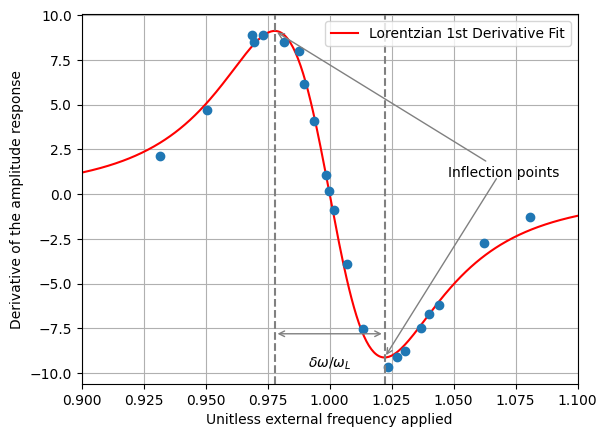
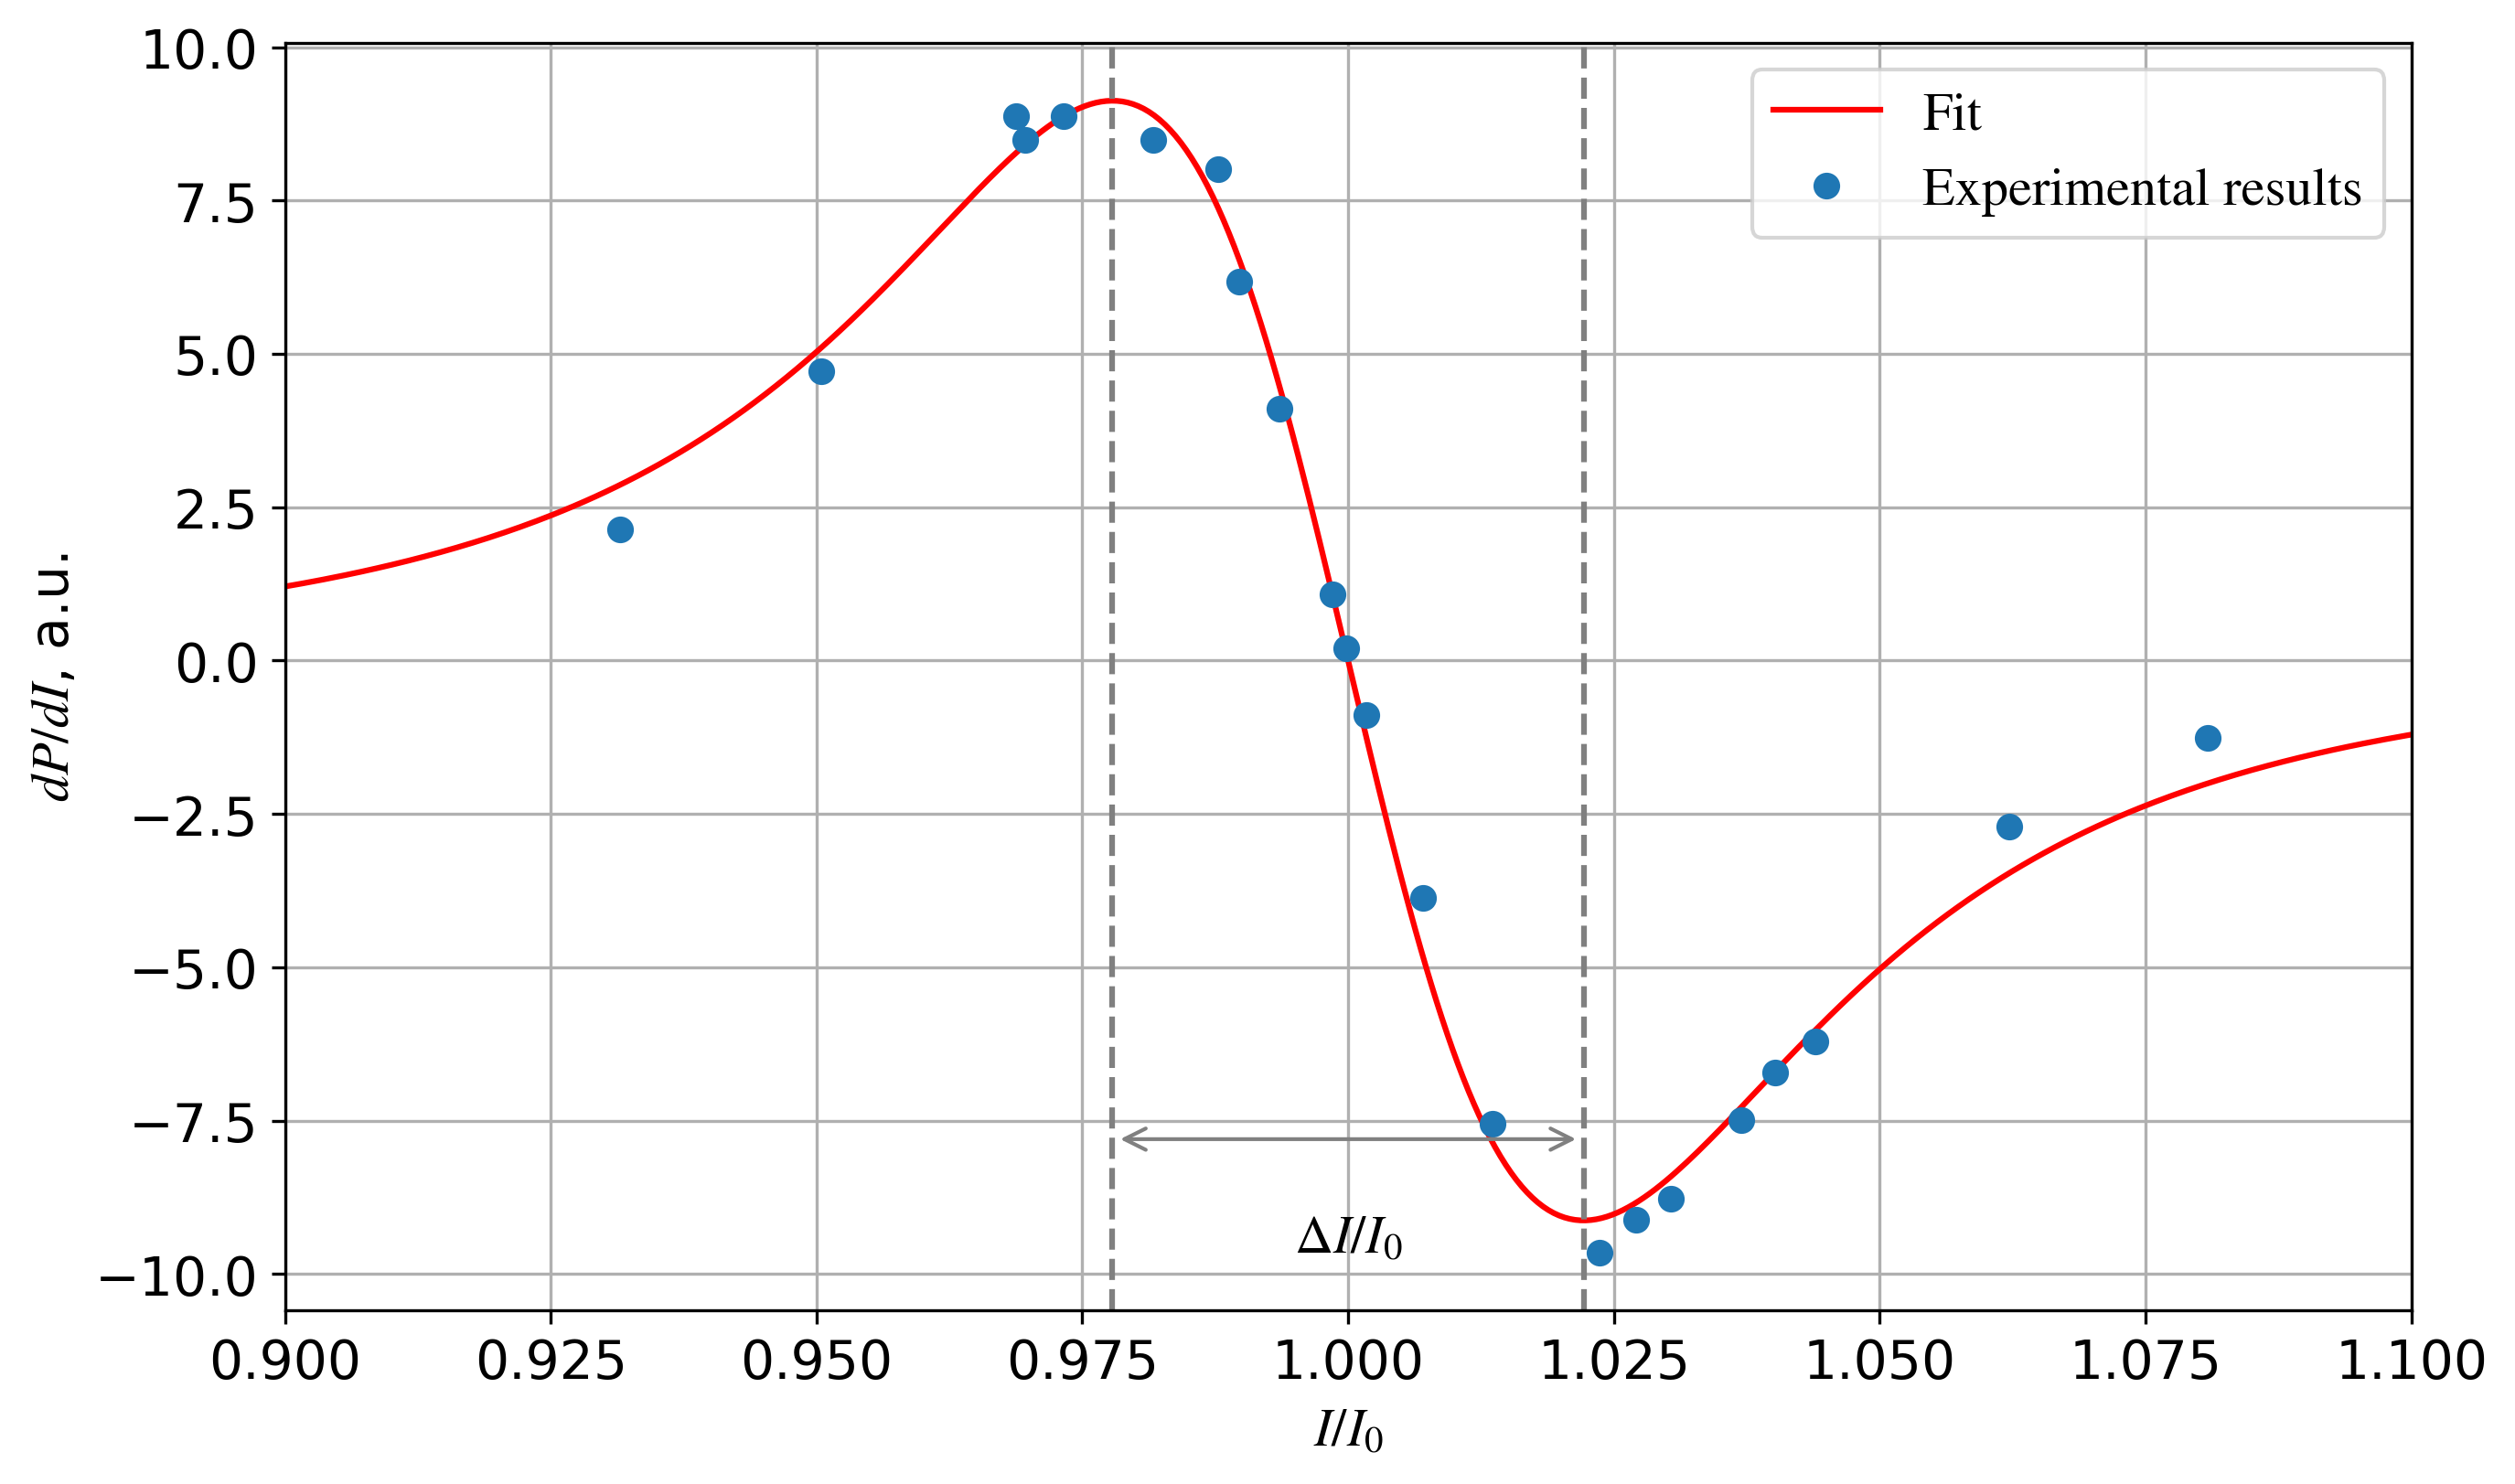
The notebook cell's code change between the first figure and the second:
--- before
+++ after
@@ -30,4 +30,6 @@
 print(f"tau: {tau}")
 
+fig, ax = plt.subplots(figsize=(10, 6), dpi=300)
+
 # Plot the fitted curve
 x = np.linspace(0.85,1.1, 500)
@@ -35,9 +37,13 @@
 y_fit = lorentzian_derivative(x, *popt)
 
-plt.plot(x, y_fit, color='red', label=f'Lorentzian 1st Derivative Fit')
+plt.rcParams.update({'font.size': 14})
+plt.rcParams['mathtext.fontset'] = 'stix'
+plt.rcParams['font.family'] = 'STIXGeneral'
+
+plt.plot(x, y_fit, color='red', label=f'Fit')
+plt.plot(omega, d_arr, 'o', label='Experimental results')
 plt.legend(loc='upper right')
-plt.plot(omega, d_arr, 'o', label='Data Points')
-plt.xlabel('Unitless external frequency applied')
-plt.ylabel('Derivative of the amplitude response')
+plt.xlabel(r'$I / I_0$')
+plt.ylabel(r'$dP / dI$, a.u.')
 # Calculate positions of the dashed lines (inflection points)
 inflection_point1 = 1 - 1 / np.sqrt(3) / tau_fit
@@ -46,10 +52,10 @@
 # Annotate inflection points
 plt.axvline(inflection_point1, ls='--', color='gray')
-yip1 = lorentzian_derivative(inflection_point1, *popt)
-yip2 = lorentzian_derivative(inflection_point2, *popt)
-plt.annotate('Inflection points', xy=(inflection_point1, yip1), xytext=(inflection_point1+0.070, 1),
-             arrowprops=dict(arrowstyle='->', color='gray'))
-plt.annotate('', xy=(inflection_point2, yip2), xytext=(inflection_point1+0.090, 1),
-             arrowprops=dict(arrowstyle='->', color='gray'))
+#yip1 = lorentzian_derivative(inflection_point1, *popt)
+#yip2 = lorentzian_derivative(inflection_point2, *popt)
+#plt.annotate('Inflection points', xy=(inflection_point1, yip1), xytext=(inflection_point1+0.070, 1),
+#             arrowprops=dict(arrowstyle='->', color='gray'))
+#plt.annotate('', xy=(inflection_point2, yip2), xytext=(inflection_point1+0.090, 1),
+#             arrowprops=dict(arrowstyle='->', color='gray'))
 
 plt.axvline(inflection_point2, ls='--', color='gray')
@@ -60,8 +66,9 @@
              arrowprops=dict(arrowstyle='<->', color='gray'))
 plt.text((inflection_point1 + inflection_point2) / 2, arrow_y - 0.1 * (np.max(d_arr) - np.min(d_arr)),
-         r'$\delta \omega / \omega_L$', horizontalalignment='center')
+         r'$ \Delta I/I_0$', horizontalalignment='center')
 
 plt.grid()
 plt.xlim(0.9, 1.1)
-plt.show()
-
+#plt.yticks([])
+#plt.xticks([])
+plt.savefig('lorentzian_derivative.svg')

Commit: graph enhanced